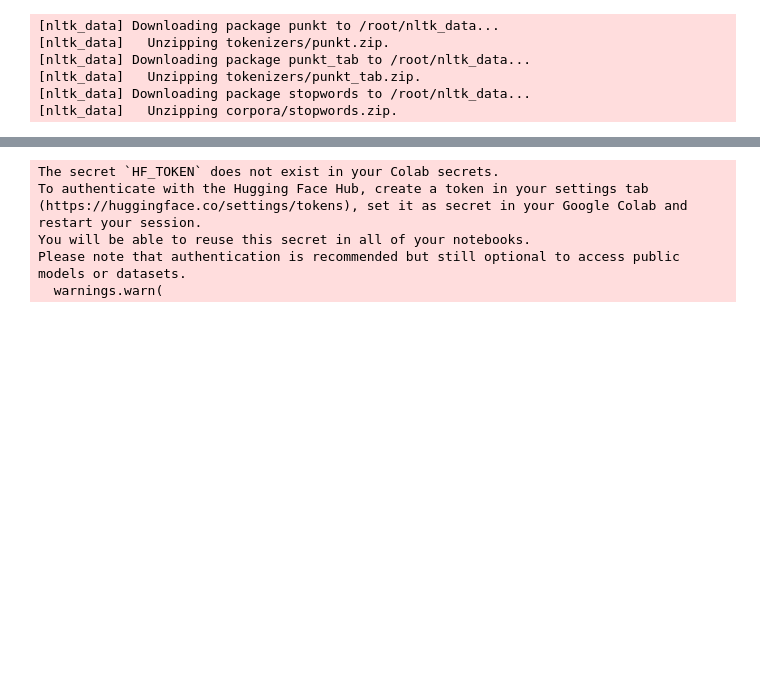
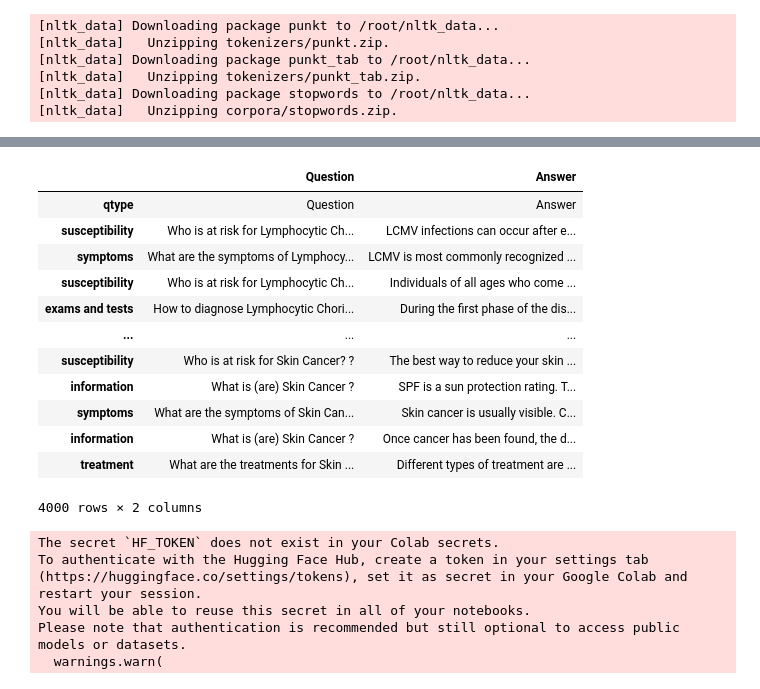
Before and after one commit to StellaIbeh/ML_Chatbot, a Jupyter notebook: Chatbot.ipynb, the cells around one changed output, grey strips where cells are left out. Cells and saved outputs as stored; diff of their text form; code cells hidden in the pictures; blank space fills up the shorter version.

```diff
--- a/Chatbot.ipynb
+++ b/Chatbot.ipynb
@@ -85,3 +102,20 @@ df.head()
+# %%
+
+df.head(4000)
+# %% [output]
+|  | Question | Answer |
+| qtype | Question | Answer |
+| susceptibility | Who is at risk for Lymphocytic Ch... | LCMV infections can occur after e... |
+| symptoms | What are the symptoms of Lymphocy... | LCMV is most commonly recognized ... |
+| susceptibility | Who is at risk for Lymphocytic Ch... | Individuals of all ages who come ... |
+| exams and tests | How to diagnose Lymphocytic Chori... | During the first phase of the dis... |
+| ... | ... | ... |
+| susceptibility | Who is at risk for Skin Cancer? ? | The best way to reduce your skin ... |
+| information | What is (are) Skin Cancer ? | SPF is a sun protection rating. T... |
+| symptoms | What are the symptoms of Skin Can... | Skin cancer is usually visible. C... |
+| information | What is (are) Skin Cancer ? | Once cancer has been found, the d... |
+| treatment | What are the treatments for Skin ... | Different types of treatment are ... |
+4000 rows × 2 columns
 # %%
 #Text cleaning
 def clean_text(text):
```
Also changed, not shown: parts of 9 cells of this notebook.
